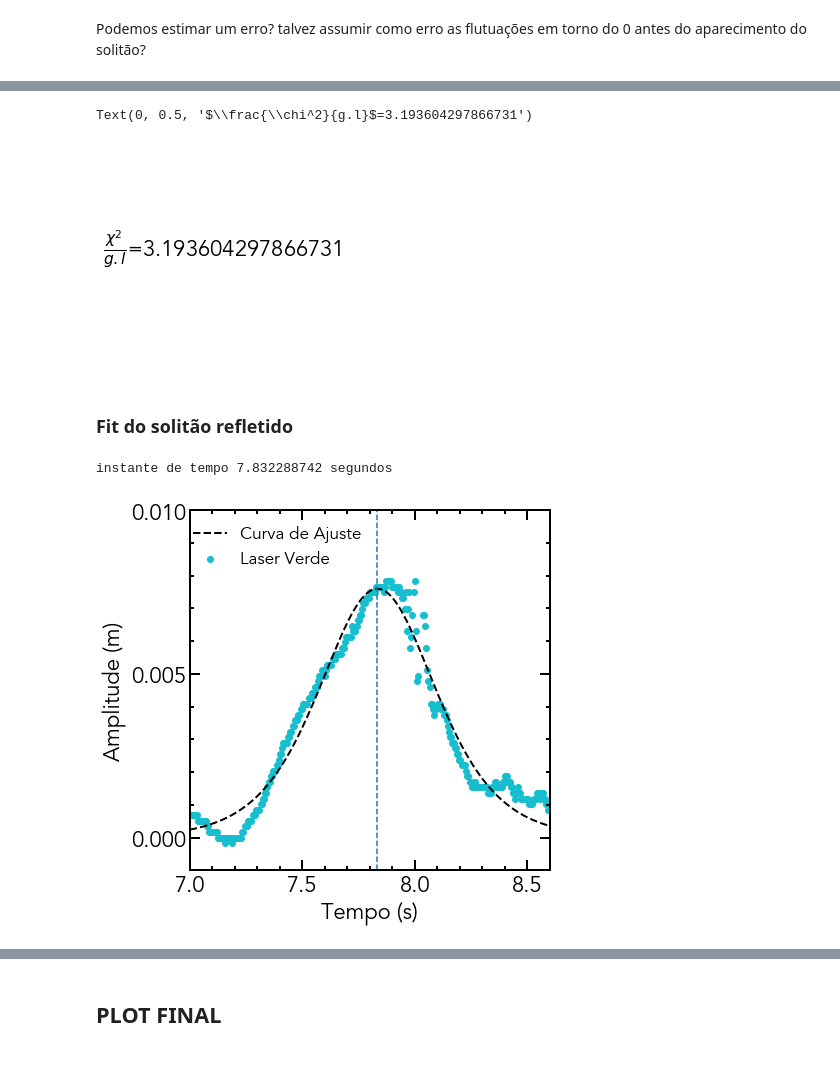
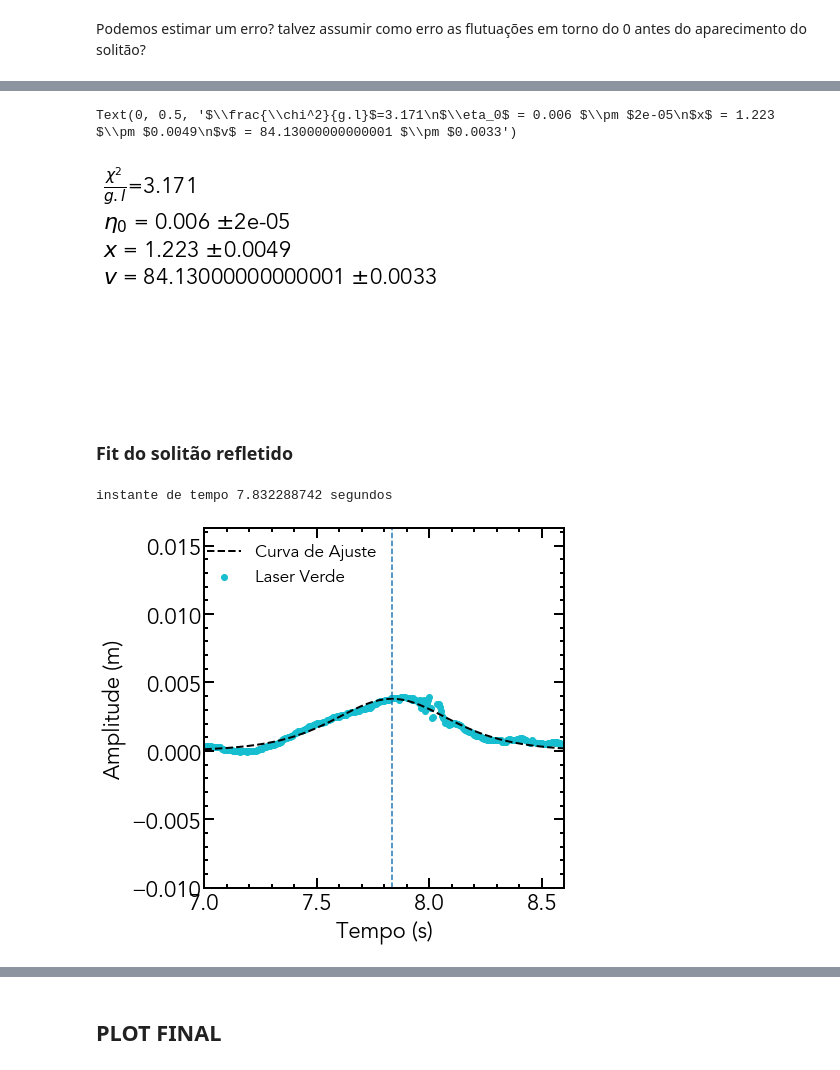
Before and after one commit to AthomsG/LFEA, a Jupyter notebook: Solitões/Solitões.ipynb, the cells around one changed output, grey strips where cells are left out. Cells and saved outputs as stored; diff of their text form; code cells hidden in the pictures.

```diff
--- a/Solitões/Solitões.ipynb
+++ b/Solitões/Solitões.ipynb
@@ -61,3 +74,19 @@ colors = cm.get_cmap('tab10', 2)
+# %%
+def correct(cor1_y, cor1_x, h):
+    eta = []
+    beta = []
+
+    theta = 0.927
+    h_0=6
+    r_z_0 = 0.021
+
+    for i in range(len(cor1_x)):
+        beta.append(np.arctan(cor1_x[i]/(cor1_y[i]+2*(r_z_0+(h-h_0)))))
+        if (np.sin(2*beta[i]) == 0):
+            eta.append((cor1_y[i])/2)
+        else:
+            eta.append(cor1_x[i]/np.sin(2*beta[i])-r_z_0-(h-h_0))
+    return eta
 # %% [markdown]
 # Dados/h6B20A2.txt
 # %%
@@ -85,10 +112,15 @@ Queremos testar o modelo do sinh no primeiro pico
+# %%
+ccor1_y = correct(cor1_y, cor1_x, 6)
+#ccor1_y  = cor1_y
 # %% [markdown]
 # MODELOS USADOS
 # %% [markdown]
 ## 1 Solitão
 # %%
-def fit_func(t, a, b, c):
-    return a*pow(1/np.cosh(b - c*t), 2)
+def fit_func(t, a, x, c):
+    h = 0.06
+    L = (np.sqrt(4*pow(h, 3)/(3*a)))
+    return a*pow(1/np.cosh(x/L - c*t/L), 2)
 
 def fit_peak(t, a, b, c):
     return 2*a*c*np.tanh(b - c*t)*fit_func(t, a, b, c)
@@ -105,7 +138,7 @@ plt.legend(bbox_to_anchor=(1, 1), loc=1, frameon=False, fontsize=17)
 # %% [markdown]
 ### Fit do solitão inicial
 # %%
-pars, cov = curve_fit(f=fit_func, xdata=tempo[:395], ydata=cor1_y[:395], p0=[0.0135, -5.8, -4], bounds=(-np.inf, np.inf))
+pars, cov = curve_fit(f=fit_func, xdata=tempo[:395], ydata=ccor1_y[:395], p0=[0.01/1.5, 1, 0.6], bounds=(-np.inf, np.inf))
 sigmas    = np.sqrt(np.diag(cov))
 # %%
 fig = plt.figure(figsize=(5, 5))
@@ -200,13 +236,17 @@ ax.legend(bbox_to_anchor=(1, 1), loc=1, frameon=False, fontsize=16)
 # %%
-err_value = 0.000170358
+err_value = 0.0001704/2
 errs      = []
 for i in range(len(y[:395])):
     errs += [err_value]
 plt.axis('off')
-plt.text(0, 0.5, r'$\frac{\chi^2}{g.l}$' + '=' + str(chi_sq(y[:395], cor1_y[:395], errs)/(len(errs) - 1)))
+
+plt.text(0, 0.5, r'$\frac{\chi^2}{g.l}$' + '=' + str(round(chi_sq(y[:395], ccor1_y[:395], errs)/(len(errs) - 1), 3)) + "\n"
+        + r'$\eta_0$ = ' + str(round(pars[0], 3)) + r' $\pm $' + str(round(sigmas[0], 5)) + "\n"
+        + r'$x$ = ' + str(round(pars[1], 3))  + r' $\pm $' + str(round(sigmas[1], 4)) + "\n"
+        + r'$v$ = ' + str(round(pars[2], 4)*100)  + r' $\pm $' + str(round(sigmas[2], 4)))
 # %% [output]
-Text(0, 0.5, '$\\frac{\\chi^2}{g.l}$=3.193604297866731')
+Text(0, 0.5, '$\\frac{\\chi^2}{g.l}$=3.171\n$\\eta_0$ = 0.006 $\\pm $2e-05\n$x$ = 1.223 $\\pm $0.0049\n$v$ = 84.13000000000001 $\\pm $0.0033')
-[figure, old version]
+[figure, new version]
 # %% [markdown]
 ### Fit do solitão refletido
 # %%
@@ -217,7 +257,7 @@ fig = plt.figure(figsize=(5, 5))
 ax = fig.add_axes([0, 0, 1, 1])
 
 ax.set_xlim(7, 8.6)
-ax.set_ylim(-0.001, 0.01)
+#ax.set_ylim(-0.001, 0.006)
 
 ax.set_xlabel('Tempo (s)')
 ax.set_ylabel('Amplitude (m)')
@@ -232,7 +272,7 @@ ax.xaxis.set_minor_locator(mpl.ticker.MultipleLocator(0.1))
 ax.yaxis.set_major_locator(mpl.ticker.MultipleLocator(0.005))
 ax.yaxis.set_minor_locator(mpl.ticker.MultipleLocator(0.001))
 
-ax.scatter(tempo, np.array(cor1_y), lw = "1", color=colors(1), label="Laser Verde")
+ax.scatter(tempo, np.array(ccor1_y), lw = "1", color=colors(1), label="Laser Verde")
 
 #ARRANJAR FORMAMAIS EFICIENTE DE FAZER ISTO
 y = []
@@ -250,7 +290,7 @@ plt.axvline(t, linestyle='--')
 print("instante de tempo " + str(t) + " segundos")
 # %% [output]
 instante de tempo 7.832288742 segundos
-[figure, old version]
+[figure, new version]
 # %%
 err_value = 0.00017
 errs      = []
```
Also changed, not shown: parts of 50 cells of this notebook.
